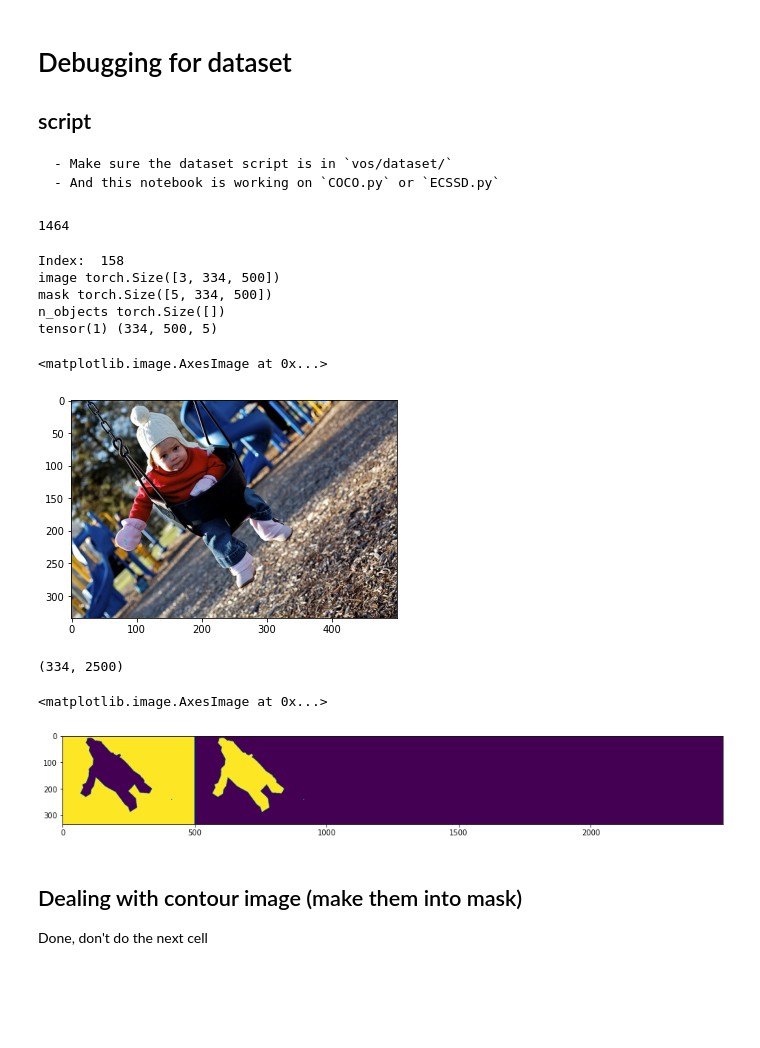
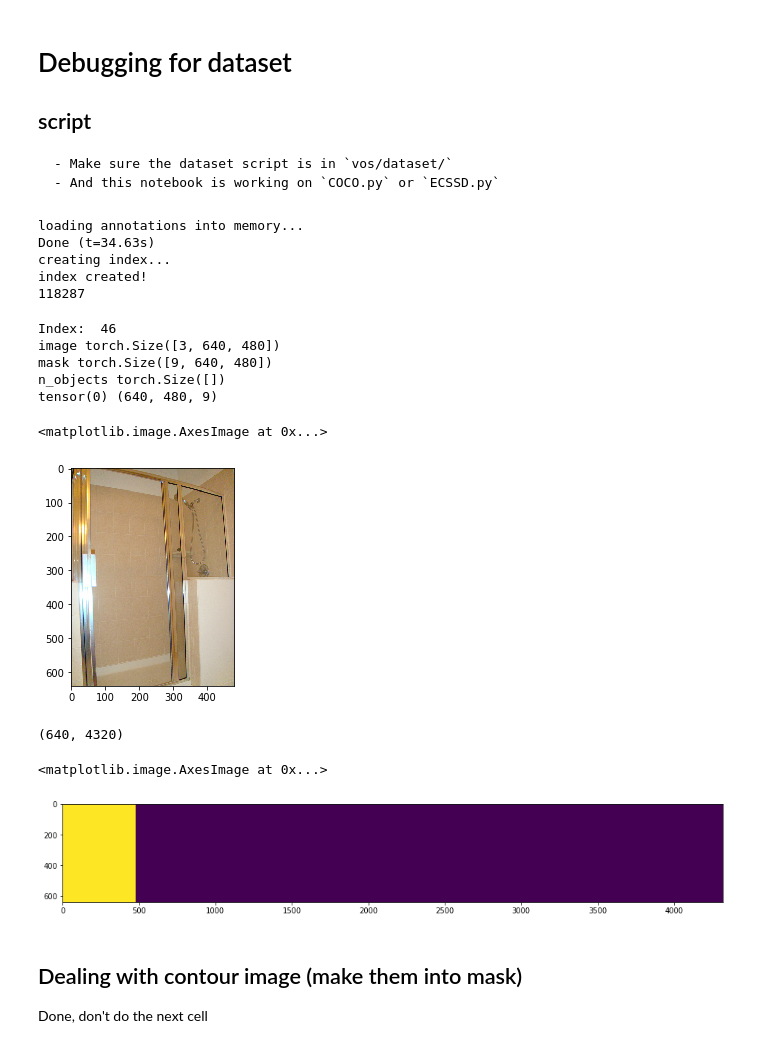
Before and after one commit to Earthnook/VideoObjSeg, a Jupyter notebook: vos/debugger/Image dataset debugger.ipynb, the cells around one changed output. Saved outputs shown, nothing was run; the diff lists cells and outputs as text; code cells hidden in the pictures; blank space fills up the shorter version.

```diff
--- a/vos/debugger/Image dataset debugger.ipynb
+++ b/vos/debugger/Image dataset debugger.ipynb
@@ -15,8 +16,8 @@ from vos.datasets.MSRA10K import MSRA10K
 from vos.datasets.SBD import SBD
 from vos.datasets.VOC import VOCSegmentation
 # %%
-# cocoroot = "/p300/videoObjSeg_dataset/COCO-2017-train"
-# cocod = dataset = COCO(cocoroot, mode= "train", max_n_objects= 8)
+cocoroot = "/p300/videoObjSeg_dataset/COCO-2017-train"
+cocod = dataset = COCO(cocoroot, mode= "train", max_n_objects= 8)
 
 # ecssdroot = "/p300/videoObjSeg_dataset/ECSSD"
 # dataset = ECSSD(ecssdroot)
@@ -27,35 +28,40 @@ from vos.datasets.VOC import VOCSegmentation
 # sbdroot = "/p300/videoObjSeg_dataset/SBD"
 # dataset = SBD(sbdroot)
 
-vocroot = "/p300/videoObjSeg_dataset/VOC"
-dataset = VOCSegmentation(vocroot)
+# vocroot = "/p300/videoObjSeg_dataset/VOC"
+# dataset = VOCSegmentation(vocroot)
 
 print(len(dataset))
 # %% [output]
-1464
+loading annotations into memory...
+Done (t=34.63s)
+creating index...
+index created!
+118287
 # %%
-idx = np.random.choice(len(dataset), 1)[0]
+# idx = np.random.choice(len(dataset), 1)[0]
+idx = 3127*4+2-11000-1464
 print("Index: ", idx)
 data = dataset[idx]
 # data = dataset[0]
 for k, v in data.items():
     print(k, v.shape)
 
 image = data["image"].numpy().transpose(1,2,0)
 mask = data["mask"].numpy().transpose(1,2,0)
 
 print(data["n_objects"], mask.shape)
 no = data["n_objects"]
 H, W, N = mask.shape
 plt.imshow(image)
 # %% [output]
-Index:  158
-image torch.Size([3, 334, 500])
-mask torch.Size([5, 334, 500])
+Index:  46
+image torch.Size([3, 640, 480])
+mask torch.Size([9, 640, 480])
 n_objects torch.Size([])
-tensor(1) (334, 500, 5)
+tensor(0) (640, 480, 9)
 <matplotlib.image.AxesImage at 0x...>
-[figure, old version]
+[figure, new version]
 # %%
 s_masks = stack_masks(
     np.expand_dims(mask.transpose(2,0,1), 0)
@@ -64,9 +70,9 @@ print(s_masks[0,0].shape)
 plt.figure(figsize= (16, 6))
 plt.imshow(s_masks[0,0])
 # %% [output]
-(334, 2500)
+(640, 4320)
 <matplotlib.image.AxesImage at 0x...>
-[figure, old version]
+[figure, new version]
 # %% [markdown]
 ## Dealing with contour image (make them into mask)
 
```
Also changed, not shown: parts of 2 cells of this notebook, 2 other files.
